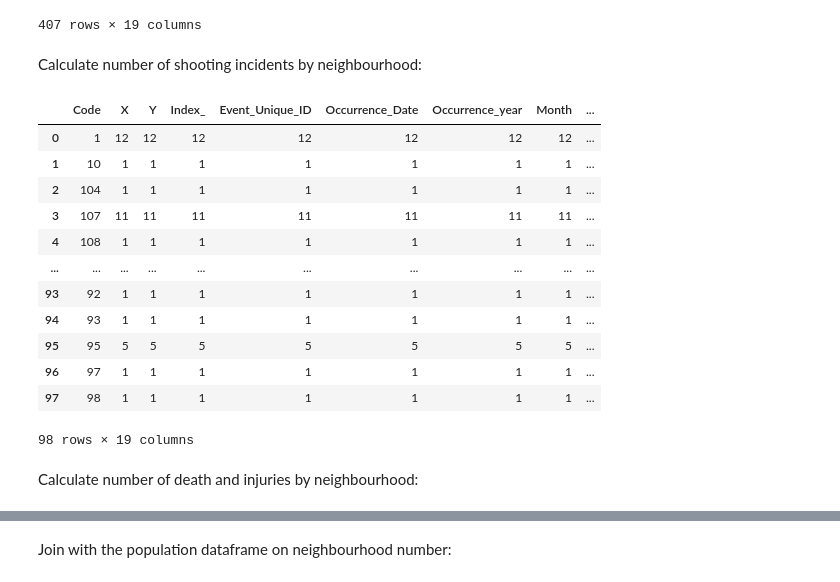
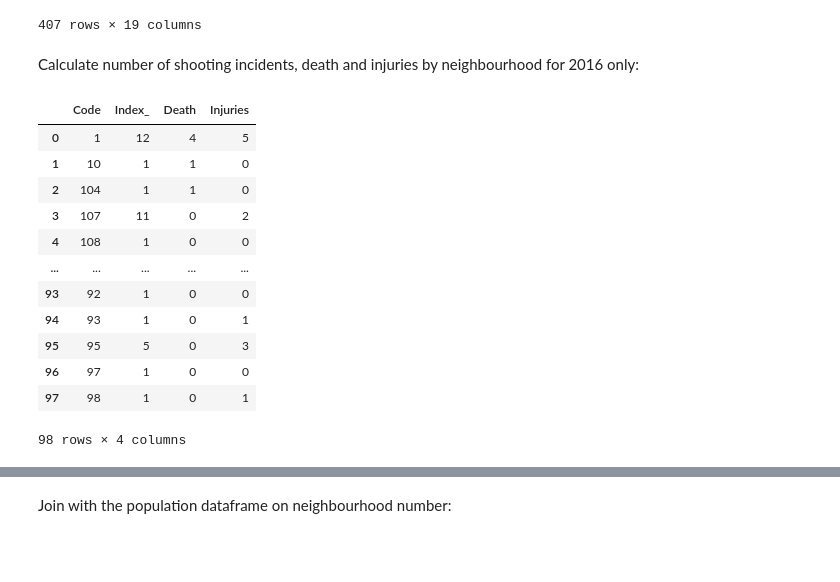
Before and after one commit to dailyLi/SafeTOgether, a Jupyter notebook: Data_cleaning.ipynb, the cells around one changed output, grey strips where cells are left out. Saved outputs shown, nothing was run; the diff lists cells and outputs as text; code cells hidden in the pictures; blank space fills up the shorter version.

```diff
--- a/Data_cleaning.ipynb
+++ b/Data_cleaning.ipynb
@@ -120,3 +126,6 @@ df[df["Topic"] == "Mobility status - Place of residence 1 year ago"]
 | 2372 | 2373 | Mobility | Mobility status - Place of reside... | Census Profile 98-316-X2016001 | Interprovincial migrants | 15,780 | 75 | ... |
 | 2373 | 2374 | Mobility | Mobility status - Place of reside... | Census Profile 98-316-X2016001 | External migrants | 59,945 | 605 | ... |
 9 rows × 146 columns
+# %%
+pd.set_option('display.max_rows', df.shape[0]+1)
+df[df["Category"] == "Language"]["Characteristic"]
@@ -238,6 +303,7 @@ df2
 In the initial data visualization in Tableau, we found that some entries have no geo location info (X and Y equal 0) and their other attributes also seem to be invalid, so we remove these entries:
 # %%
 df2 = df2[df2["X"] != 0]
+df2 = df2[df2["Occurrence_year"].notnull()]
 df2
 # %% [output]
 |  | X | Y | Index_ | Event_Unique_ID | Occurrence_Date | Occurrence_year | Month | Day_of_week | ... |
@@ -317,24 +409,22 @@ shooting_2016
 | 3919 | -8.828181e+06 | 5.421595e+06 | 3146 | GO-20162310983 | 2016/12/31 05:00:00+00 | 2016 | December | Saturday | ... |
 407 rows × 19 columns
 # %% [markdown]
-Calculate number of shooting incidents by neighbourhood:
+Calculate number of shooting incidents, death and injuries by neighbourhood for 2016 only:
 # %%
-temp1 = shooting_2016.groupby(["Code"]).count()
-temp1 = temp1.reset_index()
-temp1
+nbh_2016 = shooting_2016.groupby('Code').agg({'Index_':'count', 'Death':'sum', 'Injuries':sum})
+nbh_2016 = nbh_2016.reset_index()
+nbh_2016
 # %% [output]
-|  | Code | X | Y | Index_ | Event_Unique_ID | Occurrence_Date | Occurrence_year | Month | ... |
-| 0 | 1 | 12 | 12 | 12 | 12 | 12 | 12 | 12 | ... |
-| 1 | 10 | 1 | 1 | 1 | 1 | 1 | 1 | 1 | ... |
-| 2 | 104 | 1 | 1 | 1 | 1 | 1 | 1 | 1 | ... |
-| 3 | 107 | 11 | 11 | 11 | 11 | 11 | 11 | 11 | ... |
-| 4 | 108 | 1 | 1 | 1 | 1 | 1 | 1 | 1 | ... |
-| ... | ... | ... | ... | ... | ... | ... | ... | ... | ... |
-| 93 | 92 | 1 | 1 | 1 | 1 | 1 | 1 | 1 | ... |
-| 94 | 93 | 1 | 1 | 1 | 1 | 1 | 1 | 1 | ... |
-| 95 | 95 | 5 | 5 | 5 | 5 | 5 | 5 | 5 | ... |
-| 96 | 97 | 1 | 1 | 1 | 1 | 1 | 1 | 1 | ... |
-| 97 | 98 | 1 | 1 | 1 | 1 | 1 | 1 | 1 | ... |
+|  | Code | Index_ | Death | Injuries |
+| 0 | 1 | 12 | 4 | 5 |
+| 1 | 10 | 1 | 1 | 0 |
+| 2 | 104 | 1 | 1 | 0 |
+| 3 | 107 | 11 | 0 | 2 |
+| 4 | 108 | 1 | 0 | 0 |
+| ... | ... | ... | ... | ... |
+| 93 | 92 | 1 | 0 | 0 |
+| 94 | 93 | 1 | 0 | 1 |
+| 95 | 95 | 5 | 0 | 3 |
+| 96 | 97 | 1 | 0 | 0 |
+| 97 | 98 | 1 | 0 | 1 |
-98 rows × 19 columns
+98 rows × 4 columns
-# %% [markdown]
-Calculate number of death and injuries by neighbourhood:
```
Also changed, not shown: parts of 43 cells of this notebook.
